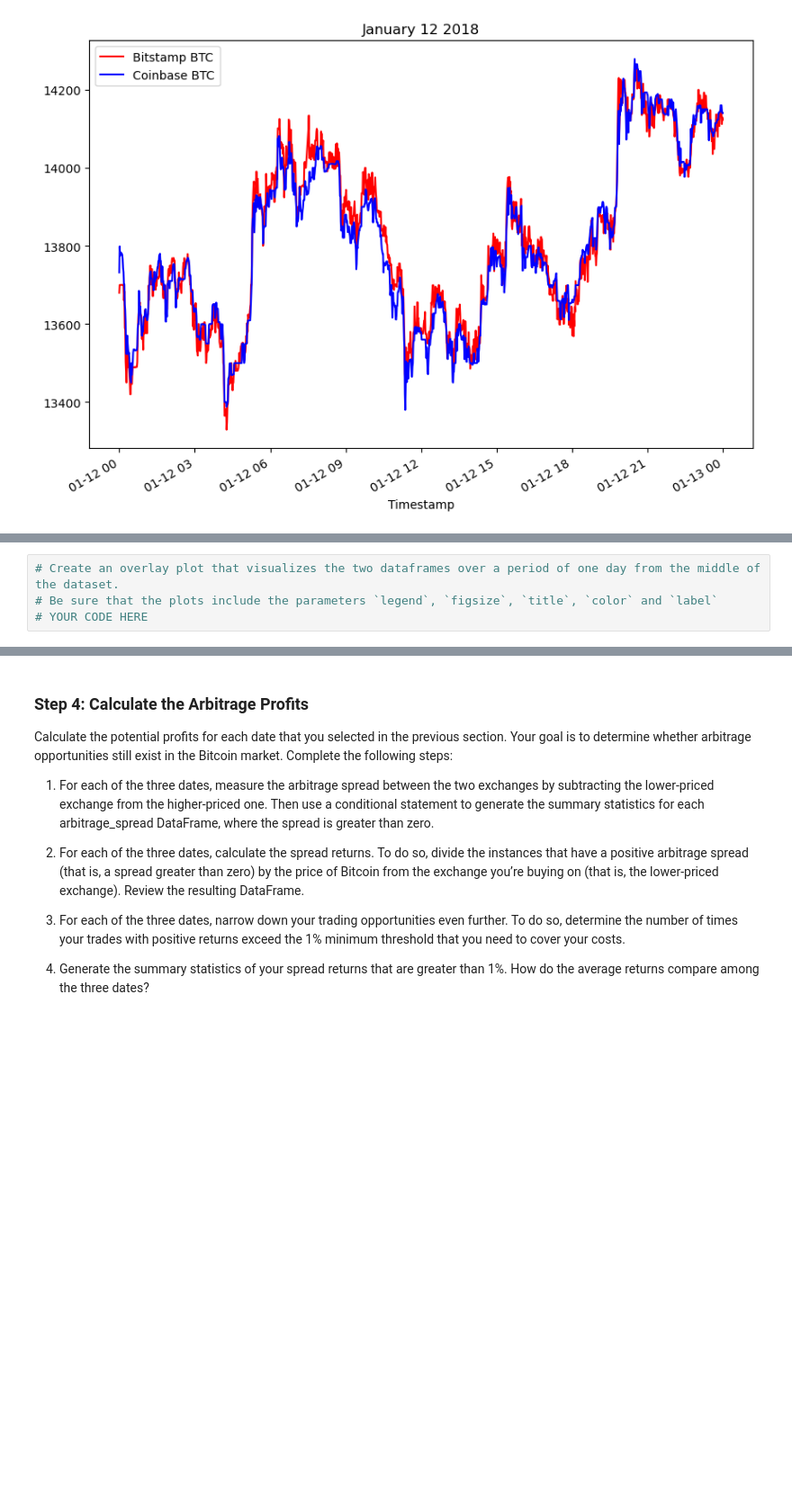
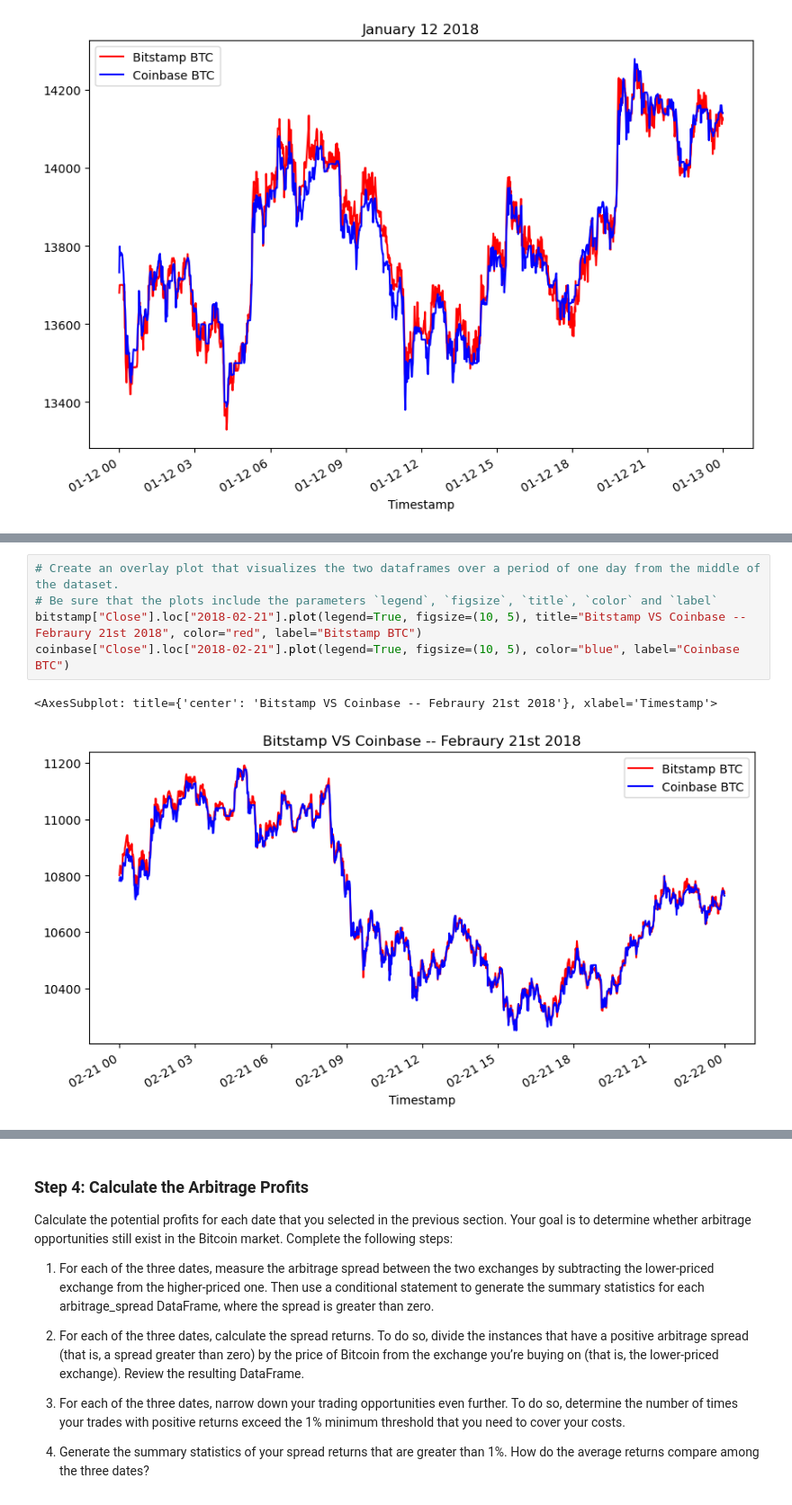
Before and after one commit to reiccv/Module_3, a Jupyter notebook: crypto_arbitrage.ipynb, the cells around one changed output, grey strips where cells are left out. Shown at 90% size. Cells and saved outputs as stored; diff of their text form; blank space fills up the shorter version.

```diff
--- a/crypto_arbitrage.ipynb
+++ b/crypto_arbitrage.ipynb
@@ -411,7 +424,11 @@ arbitrage_spread_early = # YOUR CODE HERE
 # %%
 # Create an overlay plot that visualizes the two dataframes over a period of one day from the middle of the dataset.
 # Be sure that the plots include the parameters `legend`, `figsize`, `title`, `color` and `label`
-# YOUR CODE HERE
+bitstamp["Close"].loc["2018-02-21"].plot(legend=True, figsize=(10, 5), title="Bitstamp VS Coinbase -- Febraury 21st 2018", color="red", label="Bitstamp BTC")
+coinbase["Close"].loc["2018-02-21"].plot(legend=True, figsize=(10, 5), color="blue", label="Coinbase BTC")
+# %% [output]
+<AxesSubplot: title={'center': 'Bitstamp VS Coinbase -- Febraury 21st 2018'}, xlabel='Timestamp'>
+[figure, added]
 # %%
 # Using the date in the middle that you have selected, calculate the arbitrage spread
 # by subtracting the bitstamp lower closing prices from the coinbase higher closing prices
```
Also changed, not shown: parts of 21 cells of this notebook.
